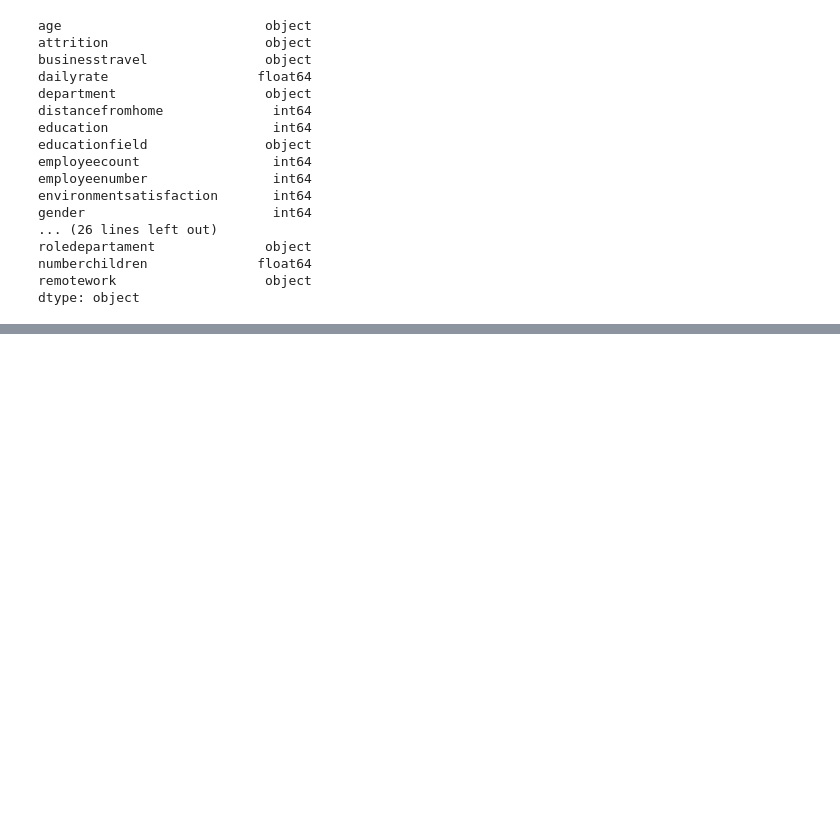
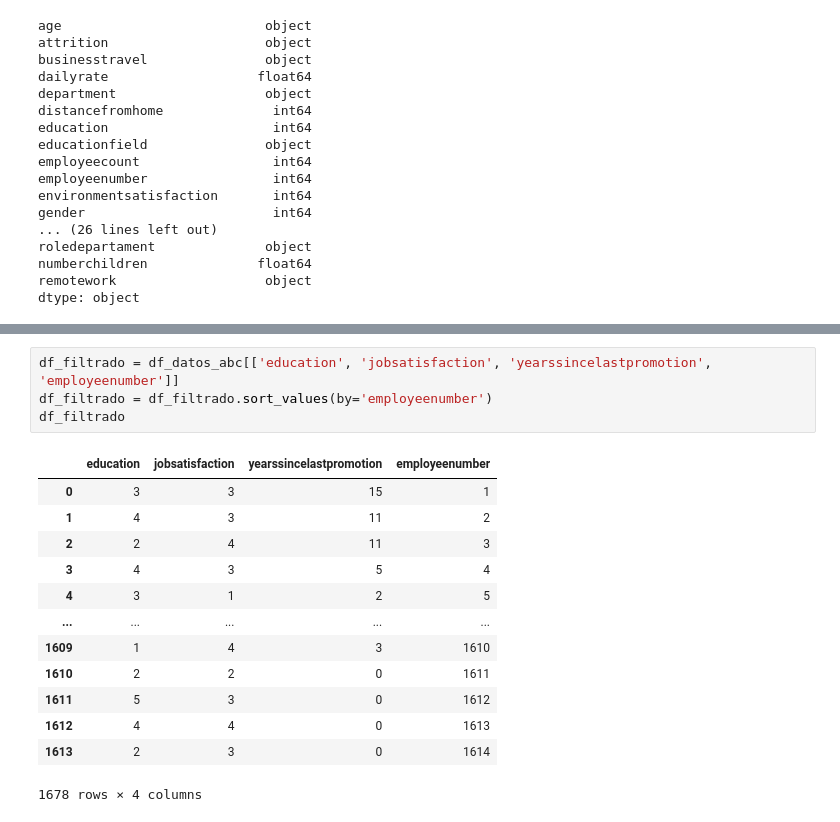
Before and after one commit to ana-nobre/Talent-Optimization-for-Corporation-HR-Data-Analytics, a Jupyter notebook: Explorando.ipynb, the cells around one changed output, grey strips where cells are left out. Saved outputs shown, nothing was run; the diff lists cells and outputs as text; blank space fills up the shorter version.

```diff
--- a/Explorando.ipynb
+++ b/Explorando.ipynb
@@ -79,0 +125,18 @@ dtype: object
+# %%
+df_filtrado = df_datos_abc[['education', 'jobsatisfaction', 'yearssincelastpromotion', 'employeenumber']]
+df_filtrado = df_filtrado.sort_values(by='employeenumber')
+df_filtrado
+# %% [output]
+|  | education | jobsatisfaction | yearssincelastpromotion | employeenumber |
+| 0 | 3 | 3 | 15 | 1 |
+| 1 | 4 | 3 | 11 | 2 |
+| 2 | 2 | 4 | 11 | 3 |
+| 3 | 4 | 3 | 5 | 4 |
+| 4 | 3 | 1 | 2 | 5 |
+| ... | ... | ... | ... | ... |
+| 1609 | 1 | 4 | 3 | 1610 |
+| 1610 | 2 | 2 | 0 | 1611 |
+| 1611 | 5 | 3 | 0 | 1612 |
+| 1612 | 4 | 4 | 0 | 1613 |
+| 1613 | 2 | 3 | 0 | 1614 |
+1678 rows × 4 columns
```
Also changed, not shown: parts of 11 cells of this notebook.
